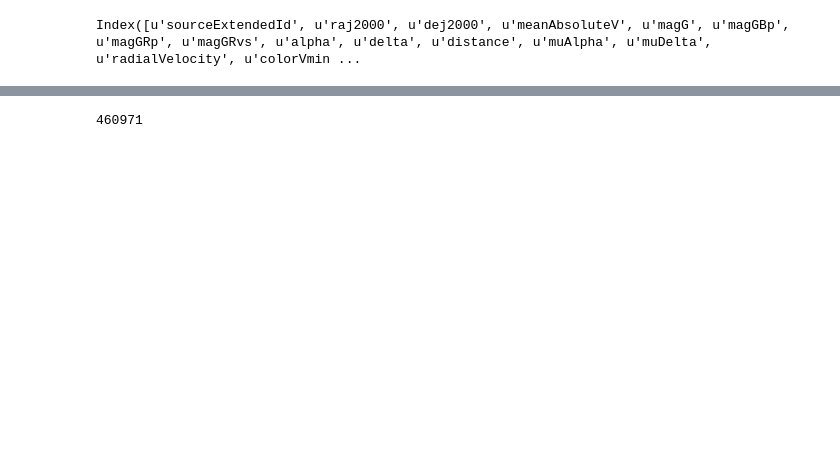
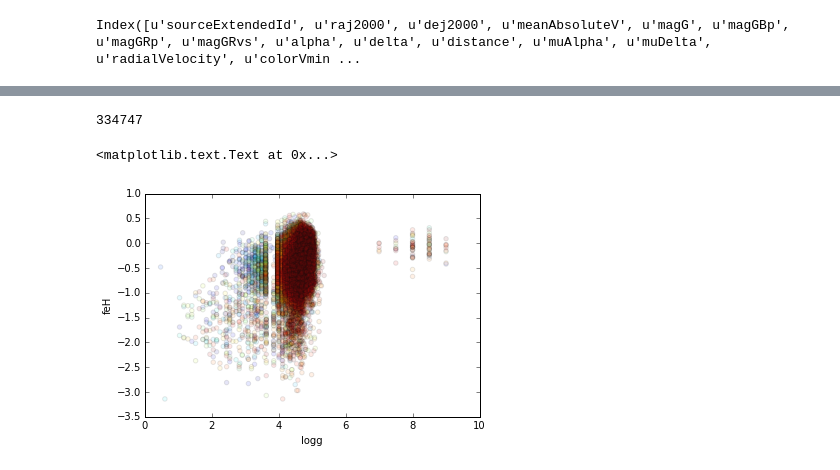
Before and after one commit to lsst-sims/sims_gaia_calib, a Jupyter notebook: python/Check_gems.ipynb, the cells around one changed output, grey strips where cells are left out. Drawn from its saved outputs; the diff is of its cells as text; code cells hidden in the pictures; blank space fills up the shorter version.

```diff
--- a/python/Check_gems.ipynb
+++ b/python/Check_gems.ipynb
@@ -58,9 +58,16 @@ plt.hist(gums['magG'], bins=100)
 # %%
 gums.sort('magG', inplace=True)
 # %%
-indx = np.where((gums['magG'] < 19) & (gums['magG'] > 16))[0]
-gums = gums[indx.min():indx.max()]
+indx = np.where((gums['magG'] < 19) & (gums['magG'] > 16) & (gums['teff'] > 0))[0]
+gums = gums.iloc[indx]
 # %%
 gums.size
 # %% [output]
-460971
+334747
+# %%
+plt.scatter(gums['logg'], gums['feH'], c=gums['magG'], alpha=.1)
+plt.xlabel('logg')
+plt.ylabel('feH')
+# %% [output]
+<matplotlib.text.Text at 0x...>
+[figure, added]
```
Also changed, not shown: parts of 6 cells of this notebook, 1 other file.
